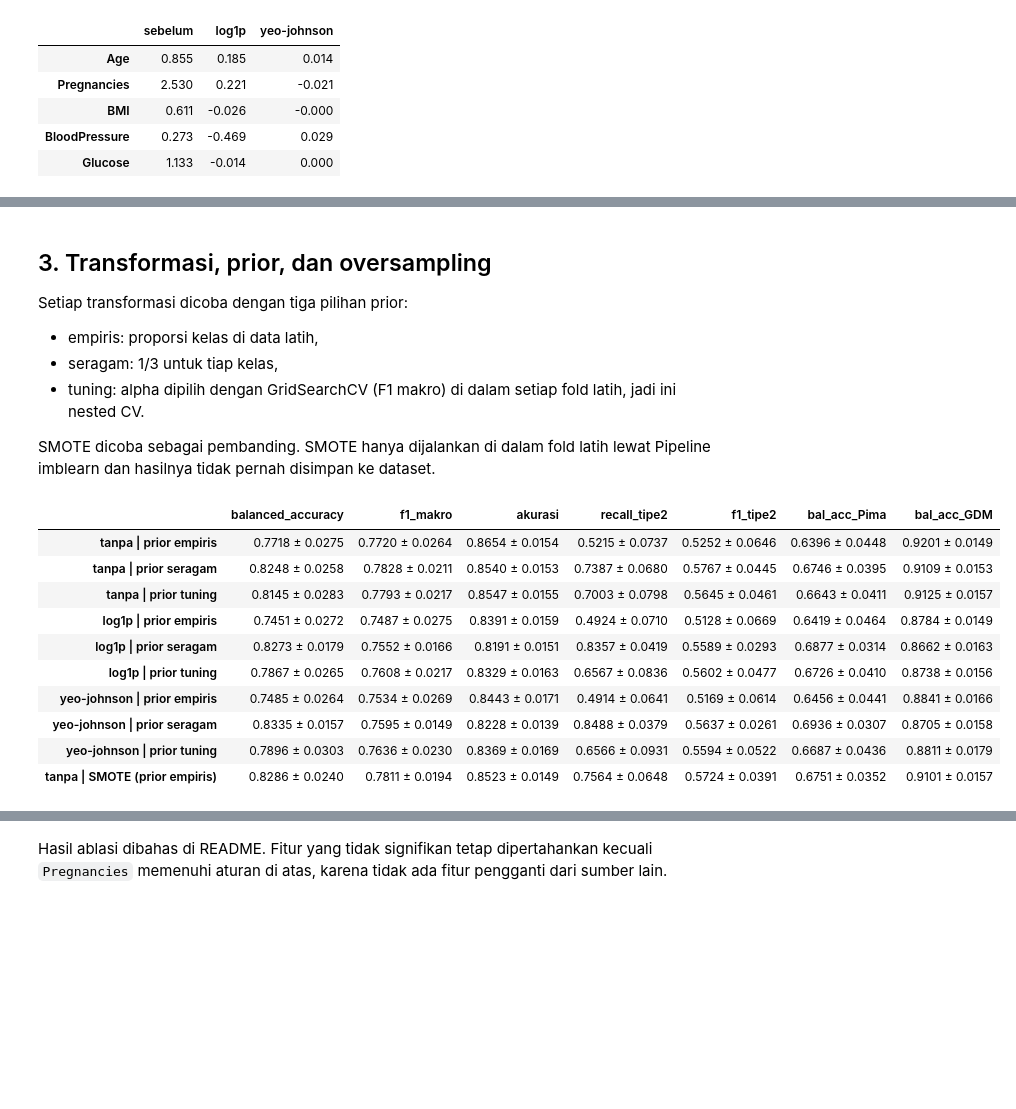
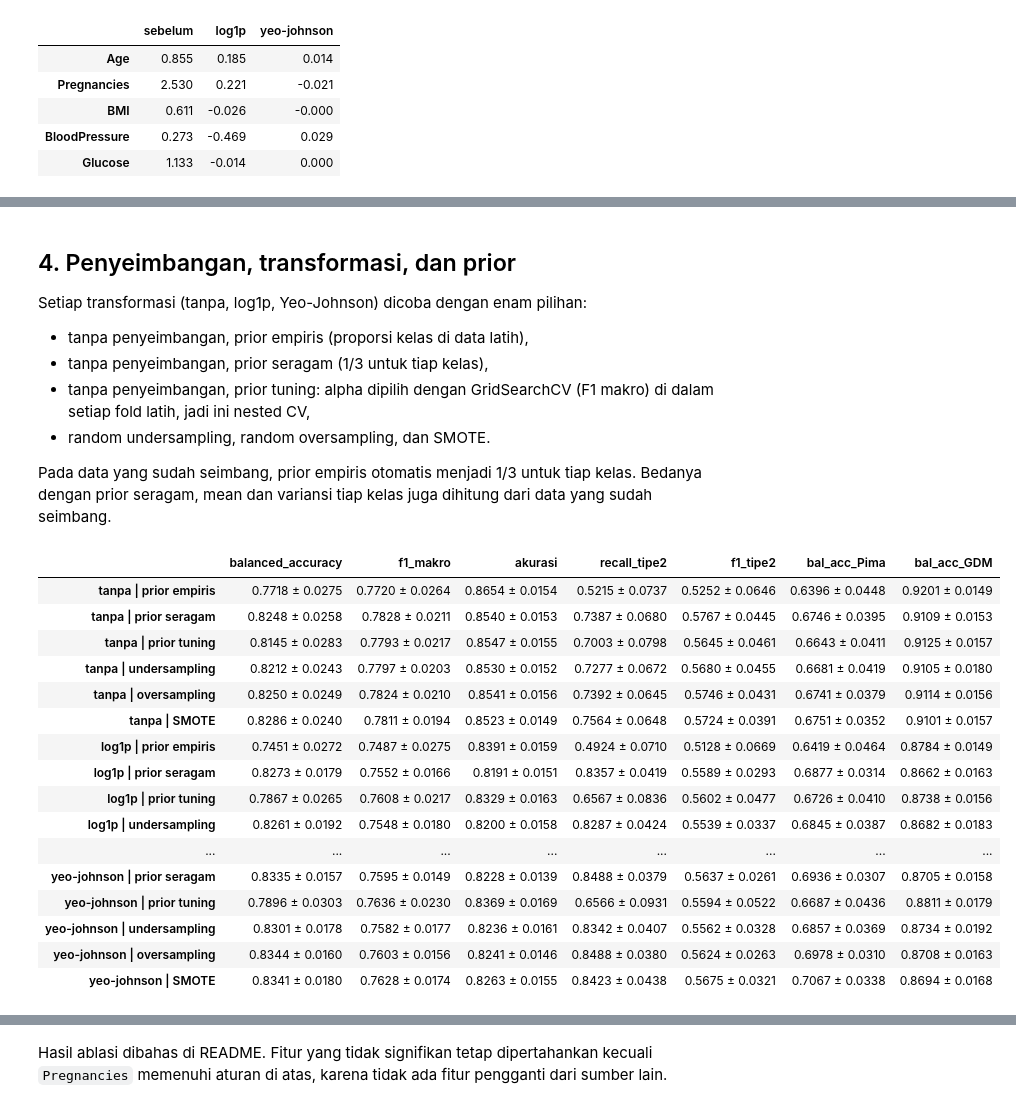
Before and after one commit to maniikambara/diabetes-risk-gnb, a Jupyter notebook: notebooks/03_GaussianNB.ipynb, the cells around one changed output, grey strips where cells are left out. Saved outputs shown, nothing was run; the diff lists cells and outputs as text; code cells hidden in the pictures; blank space fills up the shorter version.

```diff
--- a/notebooks/03_GaussianNB.ipynb
+++ b/notebooks/03_GaussianNB.ipynb
@@ -183,0 +220,6 @@ tabel_miring
+# %%
+distribusi_seimbang = {"sebelum": y_dev.value_counts()}
+for nama, buat in PENYEIMBANG.items():
+    _, y_seimbang_contoh = buat().fit_resample(X_dev, y_dev)
+    distribusi_seimbang[nama] = pd.Series(y_seimbang_contoh).value_counts()
+pd.DataFrame(distribusi_seimbang).reindex(KELAS)
@@ -184,41 +232,47 @@ tabel_miring
 # %% [markdown]
-## 3. Transformasi, prior, dan oversampling
+## 4. Penyeimbangan, transformasi, dan prior
 
-Setiap transformasi dicoba dengan tiga pilihan prior:
-- empiris: proporsi kelas di data latih,
-- seragam: 1/3 untuk tiap kelas,
-- tuning: alpha dipilih dengan GridSearchCV (F1 makro) di dalam setiap fold latih, jadi ini nested CV.
+Setiap transformasi (tanpa, log1p, Yeo-Johnson) dicoba dengan enam pilihan:
+- tanpa penyeimbangan, prior empiris (proporsi kelas di data latih),
+- tanpa penyeimbangan, prior seragam (1/3 untuk tiap kelas),
+- tanpa penyeimbangan, prior tuning: alpha dipilih dengan GridSearchCV (F1 makro) di dalam setiap
+  fold latih, jadi ini nested CV,
+- random undersampling, random oversampling, dan SMOTE.
 
-SMOTE dicoba sebagai pembanding. SMOTE hanya dijalankan di dalam fold latih lewat Pipeline imblearn
-dan hasilnya tidak pernah disimpan ke dataset.
+Pada data yang sudah seimbang, prior empiris otomatis menjadi 1/3 untuk tiap kelas. Bedanya dengan
+prior seragam, mean dan variansi tiap kelas juga dihitung dari data yang sudah seimbang.
 # %%
 def model_tuning(transformasi):
     cv_dalam = StratifiedKFold(n_splits=N_SPLITS, shuffle=True, random_state=RANDOM_STATE)
     return GridSearchCV(buat_model(transformasi), {"nb__alpha": ALPHA_GRID}, scoring="f1_macro", cv=cv_dalam)
 
 
 hasil_konfigurasi = {}
 for transformasi in ["tanpa", "log1p", "yeo-johnson"]:
-    hasil_konfigurasi[(transformasi, "empiris")] = cv_berulang(buat_model(transformasi, 0.0), X_dev, y_dev, sumber_dev)
-    hasil_konfigurasi[(transformasi, "seragam")] = cv_berulang(buat_model(transformasi, 1.0), X_dev, y_dev, sumber_dev)
-    hasil_konfigurasi[(transformasi, "tuning")] = cv_berulang(model_tuning(transformasi), X_dev, y_dev, sumber_dev)
+    hasil_konfigurasi[(transformasi, "prior empiris")] = cv_berulang(buat_model(transformasi), X_dev, y_dev, sumber_dev)
+    hasil_konfigurasi[(transformasi, "prior seragam")] = cv_berulang(buat_model(transformasi, alpha=1.0), X_dev, y_dev, sumber_dev)
+    hasil_konfigurasi[(transformasi, "prior tuning")] = cv_berulang(model_tuning(transformasi), X_dev, y_dev, sumber_dev)
+    for nama in PENYEIMBANG:
+        hasil_konfigurasi[(transformasi, nama)] = cv_berulang(buat_model(transformasi, nama), X_dev, y_dev, sumber_dev)
 
-smote = ImbPipeline([("smote", SMOTE(random_state=RANDOM_STATE)), ("nb", GaussianNB())])
-skor_smote = cv_berulang(smote, X_dev, y_dev, sumber_dev)
-
-tabel_konfigurasi = ringkas_cv({f"{t} | prior {p}": s for (t, p), s in hasil_konfigurasi.items()}
-                               | {"tanpa | SMOTE (prior empiris)": skor_smote})
+tabel_konfigurasi = ringkas_cv({f"{t} | {p}": s for (t, p), s in hasil_konfigurasi.items()})
 tabel_konfigurasi
 # %% [output]
 |  | balanced_accuracy | f1_makro | akurasi | recall_tipe2 | f1_tipe2 | bal_acc_Pima | bal_acc_GDM |
 | tanpa | prior empiris | 0.7718 ± 0.0275 | 0.7720 ± 0.0264 | 0.8654 ± 0.0154 | 0.5215 ± 0.0737 | 0.5252 ± 0.0646 | 0.6396 ± 0.0448 | 0.9201 ± 0.0149 |
 | tanpa | prior seragam | 0.8248 ± 0.0258 | 0.7828 ± 0.0211 | 0.8540 ± 0.0153 | 0.7387 ± 0.0680 | 0.5767 ± 0.0445 | 0.6746 ± 0.0395 | 0.9109 ± 0.0153 |
 | tanpa | prior tuning | 0.8145 ± 0.0283 | 0.7793 ± 0.0217 | 0.8547 ± 0.0155 | 0.7003 ± 0.0798 | 0.5645 ± 0.0461 | 0.6643 ± 0.0411 | 0.9125 ± 0.0157 |
+| tanpa | undersampling | 0.8212 ± 0.0243 | 0.7797 ± 0.0203 | 0.8530 ± 0.0152 | 0.7277 ± 0.0672 | 0.5680 ± 0.0455 | 0.6681 ± 0.0419 | 0.9105 ± 0.0180 |
+| tanpa | oversampling | 0.8250 ± 0.0249 | 0.7824 ± 0.0210 | 0.8541 ± 0.0156 | 0.7392 ± 0.0645 | 0.5746 ± 0.0431 | 0.6741 ± 0.0379 | 0.9114 ± 0.0156 |
+| tanpa | SMOTE | 0.8286 ± 0.0240 | 0.7811 ± 0.0194 | 0.8523 ± 0.0149 | 0.7564 ± 0.0648 | 0.5724 ± 0.0391 | 0.6751 ± 0.0352 | 0.9101 ± 0.0157 |
 | log1p | prior empiris | 0.7451 ± 0.0272 | 0.7487 ± 0.0275 | 0.8391 ± 0.0159 | 0.4924 ± 0.0710 | 0.5128 ± 0.0669 | 0.6419 ± 0.0464 | 0.8784 ± 0.0149 |
 | log1p | prior seragam | 0.8273 ± 0.0179 | 0.7552 ± 0.0166 | 0.8191 ± 0.0151 | 0.8357 ± 0.0419 | 0.5589 ± 0.0293 | 0.6877 ± 0.0314 | 0.8662 ± 0.0163 |
 | log1p | prior tuning | 0.7867 ± 0.0265 | 0.7608 ± 0.0217 | 0.8329 ± 0.0163 | 0.6567 ± 0.0836 | 0.5602 ± 0.0477 | 0.6726 ± 0.0410 | 0.8738 ± 0.0156 |
-| yeo-johnson | prior empiris | 0.7485 ± 0.0264 | 0.7534 ± 0.0269 | 0.8443 ± 0.0171 | 0.4914 ± 0.0641 | 0.5169 ± 0.0614 | 0.6456 ± 0.0441 | 0.8841 ± 0.0166 |
+| log1p | undersampling | 0.8261 ± 0.0192 | 0.7548 ± 0.0180 | 0.8200 ± 0.0158 | 0.8287 ± 0.0424 | 0.5539 ± 0.0337 | 0.6845 ± 0.0387 | 0.8682 ± 0.0183 |
+| ... | ... | ... | ... | ... | ... | ... | ... |
 | yeo-johnson | prior seragam | 0.8335 ± 0.0157 | 0.7595 ± 0.0149 | 0.8228 ± 0.0139 | 0.8488 ± 0.0379 | 0.5637 ± 0.0261 | 0.6936 ± 0.0307 | 0.8705 ± 0.0158 |
 | yeo-johnson | prior tuning | 0.7896 ± 0.0303 | 0.7636 ± 0.0230 | 0.8369 ± 0.0169 | 0.6566 ± 0.0931 | 0.5594 ± 0.0522 | 0.6687 ± 0.0436 | 0.8811 ± 0.0179 |
-| tanpa | SMOTE (prior empiris) | 0.8286 ± 0.0240 | 0.7811 ± 0.0194 | 0.8523 ± 0.0149 | 0.7564 ± 0.0648 | 0.5724 ± 0.0391 | 0.6751 ± 0.0352 | 0.9101 ± 0.0157 |
+| yeo-johnson | undersampling | 0.8301 ± 0.0178 | 0.7582 ± 0.0177 | 0.8236 ± 0.0161 | 0.8342 ± 0.0407 | 0.5562 ± 0.0328 | 0.6857 ± 0.0369 | 0.8734 ± 0.0192 |
+| yeo-johnson | oversampling | 0.8344 ± 0.0160 | 0.7603 ± 0.0156 | 0.8241 ± 0.0146 | 0.8488 ± 0.0380 | 0.5624 ± 0.0263 | 0.6978 ± 0.0310 | 0.8708 ± 0.0163 |
+| yeo-johnson | SMOTE | 0.8341 ± 0.0180 | 0.7628 ± 0.0174 | 0.8263 ± 0.0155 | 0.8423 ± 0.0438 | 0.5675 ± 0.0321 | 0.7067 ± 0.0338 | 0.8694 ± 0.0168 |
 # %%
```
Also changed, not shown: parts of 20 cells of this notebook, 13 other files.
